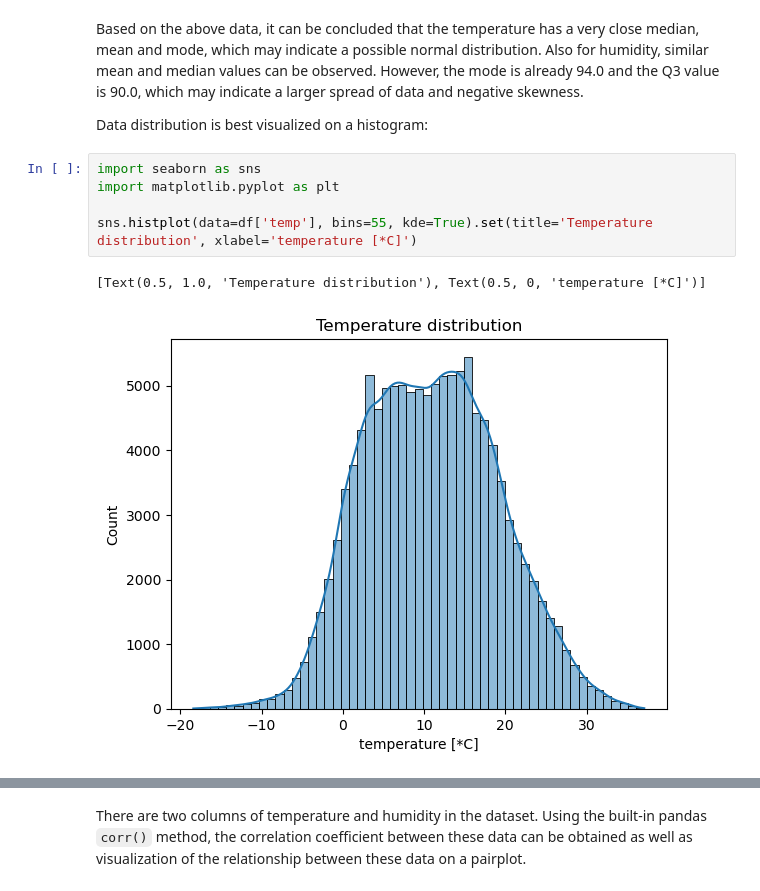
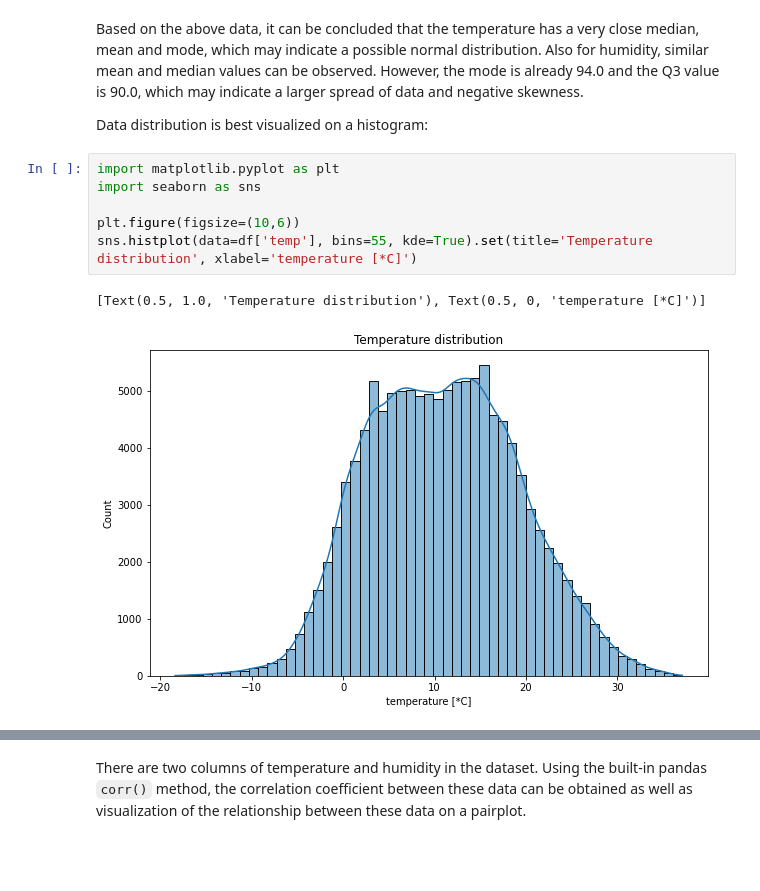
Before and after one commit to wojciechkarcz/SQL_Python_coding_challenge, a Jupyter notebook: part2_python.ipynb, the cells around one changed output, grey strips where cells are left out. Saved outputs shown, nothing was run; the diff lists cells and outputs as text; blank space fills up the shorter version.

```diff
--- a/part2_python.ipynb
+++ b/part2_python.ipynb
@@ -202,11 +201,12 @@ Based on the above data, it can be concluded that the temperature has a very clo
 
 Data distribution is best visualized on a histogram:
 # %%
+import matplotlib.pyplot as plt
 import seaborn as sns
-import matplotlib.pyplot as plt
 
+plt.figure(figsize=(10,6))
 sns.histplot(data=df['temp'], bins=55, kde=True).set(title='Temperature distribution', xlabel='temperature [*C]')
 # %% [output]
 [Text(0.5, 1.0, 'Temperature distribution'), Text(0.5, 0, 'temperature [*C]')]
-[figure, old version]
+[figure, new version]
 # %%
```
Also changed, not shown: parts of 26 cells of this notebook.
